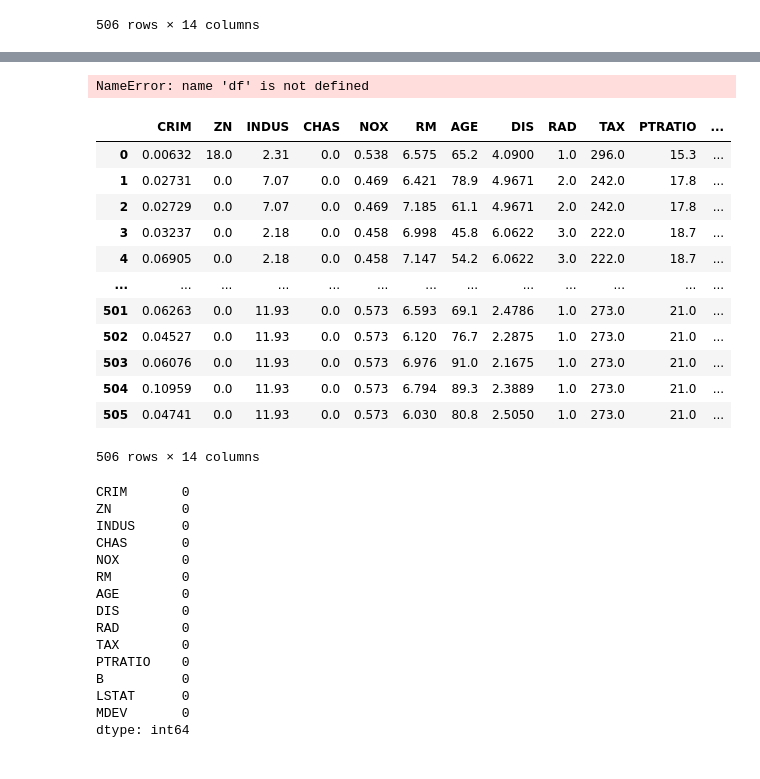
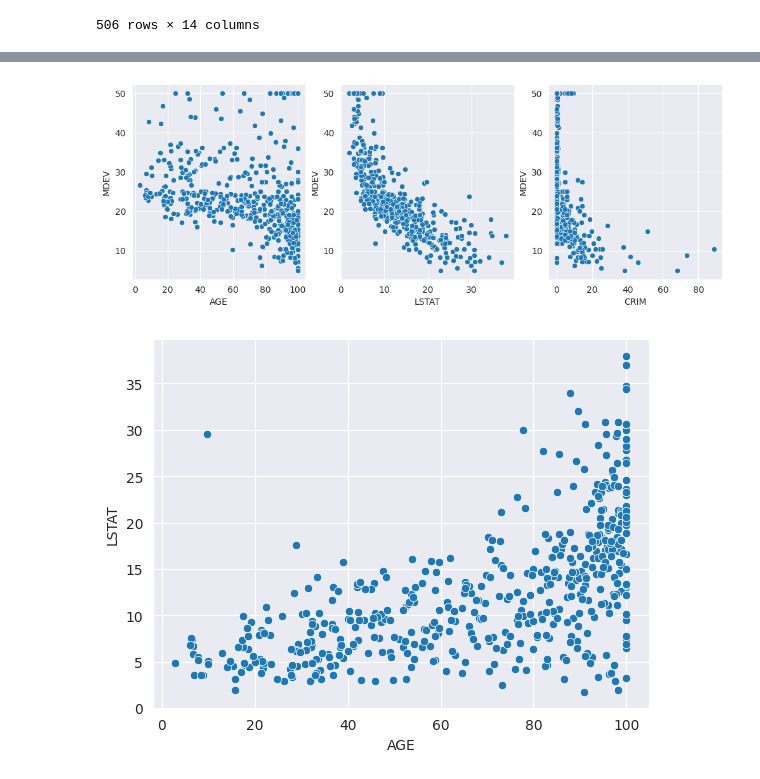
Before and after one commit to abdullaabdukulov/02-Data-Science-My-Tu-Verras, a Jupyter notebook: my_tu_verras.ipynb, the cells around one changed output, grey strips where cells are left out. Drawn from its saved outputs; the diff is of its cells as text; code cells hidden in the pictures.

```diff
--- a/my_tu_verras.ipynb
+++ b/my_tu_verras.ipynb
@@ -82,51 +116,20 @@ def pair(df=df):
 # %%
-def print_histograms(df):
-    fig, axes = plt.subplots(1, 4, figsize=(400, 400))
+def print_scatter_matrix(df):
 
-    sns.histplot(data=df, x='NOX', ax=axes[0])
+  fig, axes = plt.subplots(1, 3, figsize=(12, 4))
 
-    sns.histplot(data=df, x='RM', ax=axes[1])
+  sns.scatterplot(df, x='AGE', y='MDEV', ax=axes[0])
 
-    sns.histplot(data=df, x='AGE', ax=axes[2])
+  sns.scatterplot(df, x='LSTAT', y='MDEV', ax=axes[1])
 
-    sns.histplot(data=df, x='DIS', ax=axes[3])
+  sns.scatterplot(df, x='CRIM', y='MDEV', ax=axes[2])
 
+  plt.show()
 
-    plt.show()
-print_histograms(df)
+  sns.scatterplot(df, x='AGE', y='LSTAT')
+  plt.show()
+
+print_scatter_matrix(df)
 # %% [output]
-NameError: name 'df' is not defined
+[figure, added]
+[figure, added]
-# %%
-df
-# %% [output]
-|  | CRIM | ZN | INDUS | CHAS | NOX | RM | AGE | DIS | RAD | TAX | PTRATIO | ... |
-| 0 | 0.00632 | 18.0 | 2.31 | 0.0 | 0.538 | 6.575 | 65.2 | 4.0900 | 1.0 | 296.0 | 15.3 | ... |
-| 1 | 0.02731 | 0.0 | 7.07 | 0.0 | 0.469 | 6.421 | 78.9 | 4.9671 | 2.0 | 242.0 | 17.8 | ... |
-| 2 | 0.02729 | 0.0 | 7.07 | 0.0 | 0.469 | 7.185 | 61.1 | 4.9671 | 2.0 | 242.0 | 17.8 | ... |
-| 3 | 0.03237 | 0.0 | 2.18 | 0.0 | 0.458 | 6.998 | 45.8 | 6.0622 | 3.0 | 222.0 | 18.7 | ... |
-| 4 | 0.06905 | 0.0 | 2.18 | 0.0 | 0.458 | 7.147 | 54.2 | 6.0622 | 3.0 | 222.0 | 18.7 | ... |
-| ... | ... | ... | ... | ... | ... | ... | ... | ... | ... | ... | ... | ... |
-| 501 | 0.06263 | 0.0 | 11.93 | 0.0 | 0.573 | 6.593 | 69.1 | 2.4786 | 1.0 | 273.0 | 21.0 | ... |
-| 502 | 0.04527 | 0.0 | 11.93 | 0.0 | 0.573 | 6.120 | 76.7 | 2.2875 | 1.0 | 273.0 | 21.0 | ... |
-| 503 | 0.06076 | 0.0 | 11.93 | 0.0 | 0.573 | 6.976 | 91.0 | 2.1675 | 1.0 | 273.0 | 21.0 | ... |
-| 504 | 0.10959 | 0.0 | 11.93 | 0.0 | 0.573 | 6.794 | 89.3 | 2.3889 | 1.0 | 273.0 | 21.0 | ... |
-| 505 | 0.04741 | 0.0 | 11.93 | 0.0 | 0.573 | 6.030 | 80.8 | 2.5050 | 1.0 | 273.0 | 21.0 | ... |
-506 rows × 14 columns
-# %%
-boston_dataframe.isna().sum()
-# %% [output]
-CRIM       0
-ZN         0
-INDUS      0
-CHAS       0
-NOX        0
-RM         0
-AGE        0
-DIS        0
-RAD        0
-TAX        0
-PTRATIO    0
-B          0
-LSTAT      0
-MDEV       0
-dtype: int64
```
Also changed, not shown: parts of 8 cells of this notebook.
